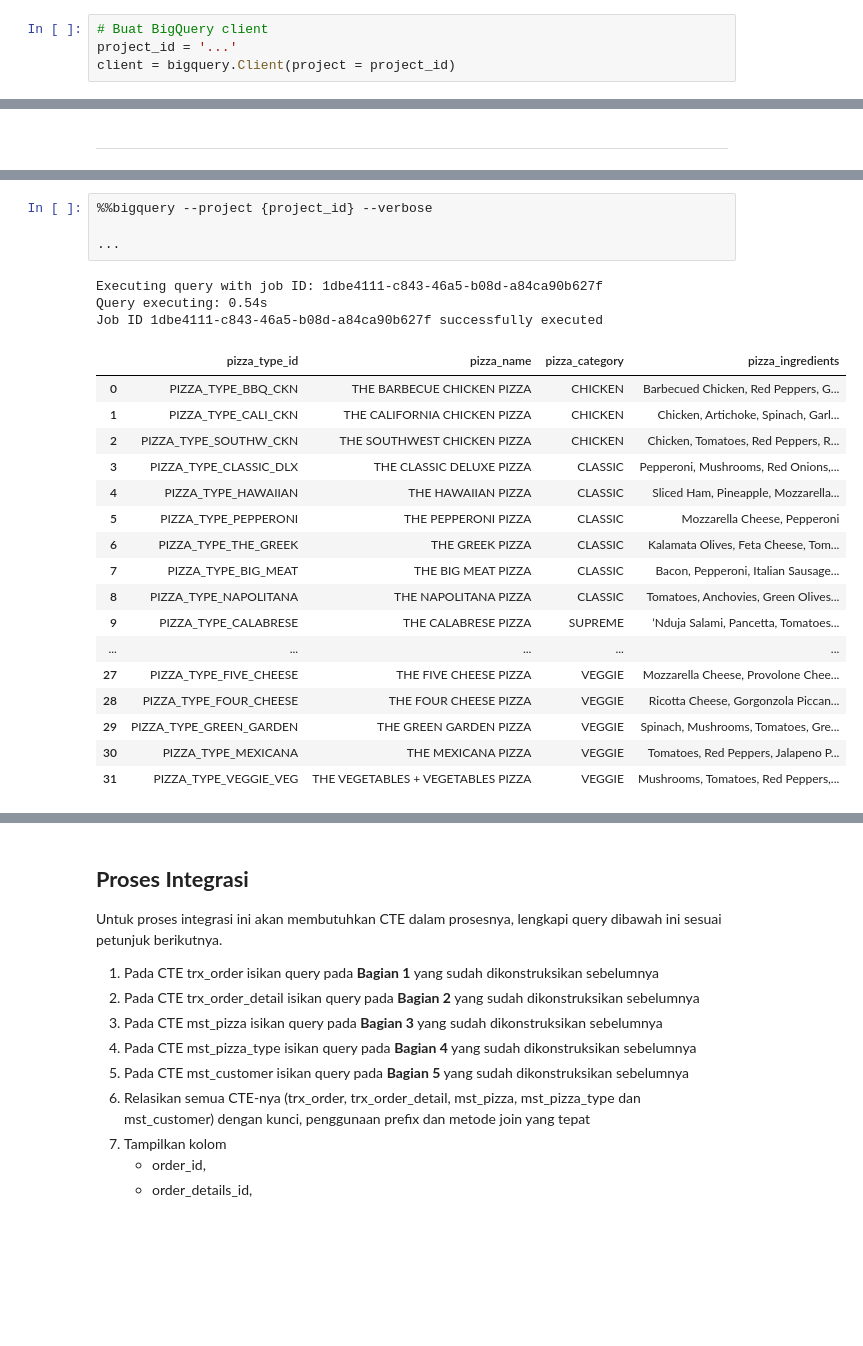
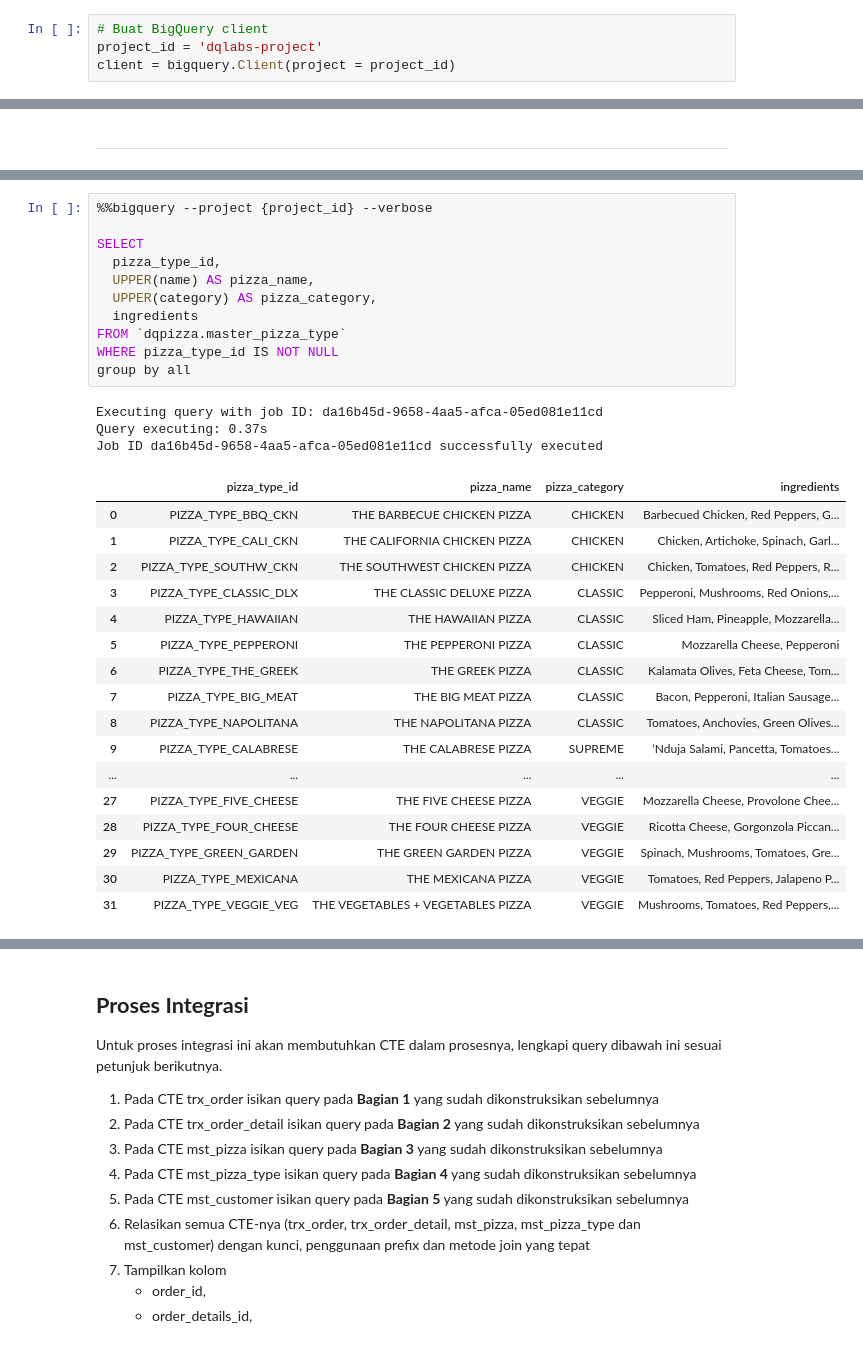
Before and after one commit to refianP13/Data-Analyst, a Jupyter notebook: Copy_of_DQLab_Join_Method.ipynb, the cells around one changed output, grey strips where cells are left out. Saved outputs shown, nothing was run; the diff lists cells and outputs as text; blank space fills up the shorter version.

```diff
--- a/Copy_of_DQLab_Join_Method.ipynb
+++ b/Copy_of_DQLab_Join_Method.ipynb
@@ -31,7 +31,7 @@ print('Authenticated')
 Authenticated
 # %%
 # Buat BigQuery client
-project_id = '...'
+project_id = 'dqlabs-project'
 client = bigquery.Client(project = project_id)
 # %% [markdown]
 # <b>A. <span style='color:#0B2F9F'><code>PREFIX</code></span></b>
@@ -256,31 +313,38 @@ Ambil kolom *pizza_type_id, name, category* dan *ingredients* pada tabel **maste
 3. Karena tabel master_pizza_type adalah berjenis tabel master maka pastikan semua nilainya unik setiap barisnya
 4. Ambil hanya data yang 'ID Jenis Pizza'-nya tidak kosong
 5. Tampilkan hasilnya sesuai expected output berikut <br><br><img src="https://raw.githubusercontent.com/bachtiyarwork/Image/main/DQPizza%20-%20Project%20Bagian%204.png" width="80%">
-# %%
-%%bigquery --project {project_id} --verbose
-
-...
-# %% [output]
-Executing query with job ID: 1dbe4111-c843-46a5-b08d-a84ca90b627f
-Query executing: 0.54s
-Job ID 1dbe4111-c843-46a5-b08d-a84ca90b627f successfully executed
-|  | pizza_type_id | pizza_name | pizza_category | pizza_ingredients |
-| 0 | PIZZA_TYPE_BBQ_CKN | THE BARBECUE CHICKEN PIZZA | CHICKEN | Barbecued Chicken, Red Peppers, G... |
-| 1 | PIZZA_TYPE_CALI_CKN | THE CALIFORNIA CHICKEN PIZZA | CHICKEN | Chicken, Artichoke, Spinach, Garl... |
-| 2 | PIZZA_TYPE_SOUTHW_CKN | THE SOUTHWEST CHICKEN PIZZA | CHICKEN | Chicken, Tomatoes, Red Peppers, R... |
-| 3 | PIZZA_TYPE_CLASSIC_DLX | THE CLASSIC DELUXE PIZZA | CLASSIC | Pepperoni, Mushrooms, Red Onions,... |
-| 4 | PIZZA_TYPE_HAWAIIAN | THE HAWAIIAN PIZZA | CLASSIC | Sliced Ham, Pineapple, Mozzarella... |
-| 5 | PIZZA_TYPE_PEPPERONI | THE PEPPERONI PIZZA | CLASSIC | Mozzarella Cheese, Pepperoni |
-| 6 | PIZZA_TYPE_THE_GREEK | THE GREEK PIZZA | CLASSIC | Kalamata Olives, Feta Cheese, Tom... |
-| 7 | PIZZA_TYPE_BIG_MEAT | THE BIG MEAT PIZZA | CLASSIC | Bacon, Pepperoni, Italian Sausage... |
-| 8 | PIZZA_TYPE_NAPOLITANA | THE NAPOLITANA PIZZA | CLASSIC | Tomatoes, Anchovies, Green Olives... |
-| 9 | PIZZA_TYPE_CALABRESE | THE CALABRESE PIZZA | SUPREME | ‘Nduja Salami, Pancetta, Tomatoes... |
-| ... | ... | ... | ... | ... |
-| 27 | PIZZA_TYPE_FIVE_CHEESE | THE FIVE CHEESE PIZZA | VEGGIE | Mozzarella Cheese, Provolone Chee... |
-| 28 | PIZZA_TYPE_FOUR_CHEESE | THE FOUR CHEESE PIZZA | VEGGIE | Ricotta Cheese, Gorgonzola Piccan... |
-| 29 | PIZZA_TYPE_GREEN_GARDEN | THE GREEN GARDEN PIZZA | VEGGIE | Spinach, Mushrooms, Tomatoes, Gre... |
-| 30 | PIZZA_TYPE_MEXICANA | THE MEXICANA PIZZA | VEGGIE | Tomatoes, Red Peppers, Jalapeno P... |
-| 31 | PIZZA_TYPE_VEGGIE_VEG | THE VEGETABLES + VEGETABLES PIZZA | VEGGIE | Mushrooms, Tomatoes, Red Peppers,... |
+# %%
+%%bigquery --project {project_id} --verbose
+
+SELECT
+  pizza_type_id,
+  UPPER(name) AS pizza_name,
+  UPPER(category) AS pizza_category,
+  ingredients
+FROM `dqpizza.master_pizza_type`
+WHERE pizza_type_id IS NOT NULL
+group by all
+# %% [output]
+Executing query with job ID: da16b45d-9658-4aa5-afca-05ed081e11cd
+Query executing: 0.37s
+Job ID da16b45d-9658-4aa5-afca-05ed081e11cd successfully executed
+|  | pizza_type_id | pizza_name | pizza_category | ingredients |
+| 0 | PIZZA_TYPE_BBQ_CKN | THE BARBECUE CHICKEN PIZZA | CHICKEN | Barbecued Chicken, Red Peppers, G... |
+| 1 | PIZZA_TYPE_CALI_CKN | THE CALIFORNIA CHICKEN PIZZA | CHICKEN | Chicken, Artichoke, Spinach, Garl... |
+| 2 | PIZZA_TYPE_SOUTHW_CKN | THE SOUTHWEST CHICKEN PIZZA | CHICKEN | Chicken, Tomatoes, Red Peppers, R... |
+| 3 | PIZZA_TYPE_CLASSIC_DLX | THE CLASSIC DELUXE PIZZA | CLASSIC | Pepperoni, Mushrooms, Red Onions,... |
+| 4 | PIZZA_TYPE_HAWAIIAN | THE HAWAIIAN PIZZA | CLASSIC | Sliced Ham, Pineapple, Mozzarella... |
+| 5 | PIZZA_TYPE_PEPPERONI | THE PEPPERONI PIZZA | CLASSIC | Mozzarella Cheese, Pepperoni |
+| 6 | PIZZA_TYPE_THE_GREEK | THE GREEK PIZZA | CLASSIC | Kalamata Olives, Feta Cheese, Tom... |
+| 7 | PIZZA_TYPE_BIG_MEAT | THE BIG MEAT PIZZA | CLASSIC | Bacon, Pepperoni, Italian Sausage... |
+| 8 | PIZZA_TYPE_NAPOLITANA | THE NAPOLITANA PIZZA | CLASSIC | Tomatoes, Anchovies, Green Olives... |
+| 9 | PIZZA_TYPE_CALABRESE | THE CALABRESE PIZZA | SUPREME | ‘Nduja Salami, Pancetta, Tomatoes... |
+| ... | ... | ... | ... | ... |
+| 27 | PIZZA_TYPE_FIVE_CHEESE | THE FIVE CHEESE PIZZA | VEGGIE | Mozzarella Cheese, Provolone Chee... |
+| 28 | PIZZA_TYPE_FOUR_CHEESE | THE FOUR CHEESE PIZZA | VEGGIE | Ricotta Cheese, Gorgonzola Piccan... |
+| 29 | PIZZA_TYPE_GREEN_GARDEN | THE GREEN GARDEN PIZZA | VEGGIE | Spinach, Mushrooms, Tomatoes, Gre... |
+| 30 | PIZZA_TYPE_MEXICANA | THE MEXICANA PIZZA | VEGGIE | Tomatoes, Red Peppers, Jalapeno P... |
+| 31 | PIZZA_TYPE_VEGGIE_VEG | THE VEGETABLES + VEGETABLES PIZZA | VEGGIE | Mushrooms, Tomatoes, Red Peppers,... |
 # %% [markdown]
 ## **Bagian 5** - `master_customer`
 
```
Also changed, not shown: parts of 19 cells of this notebook.
